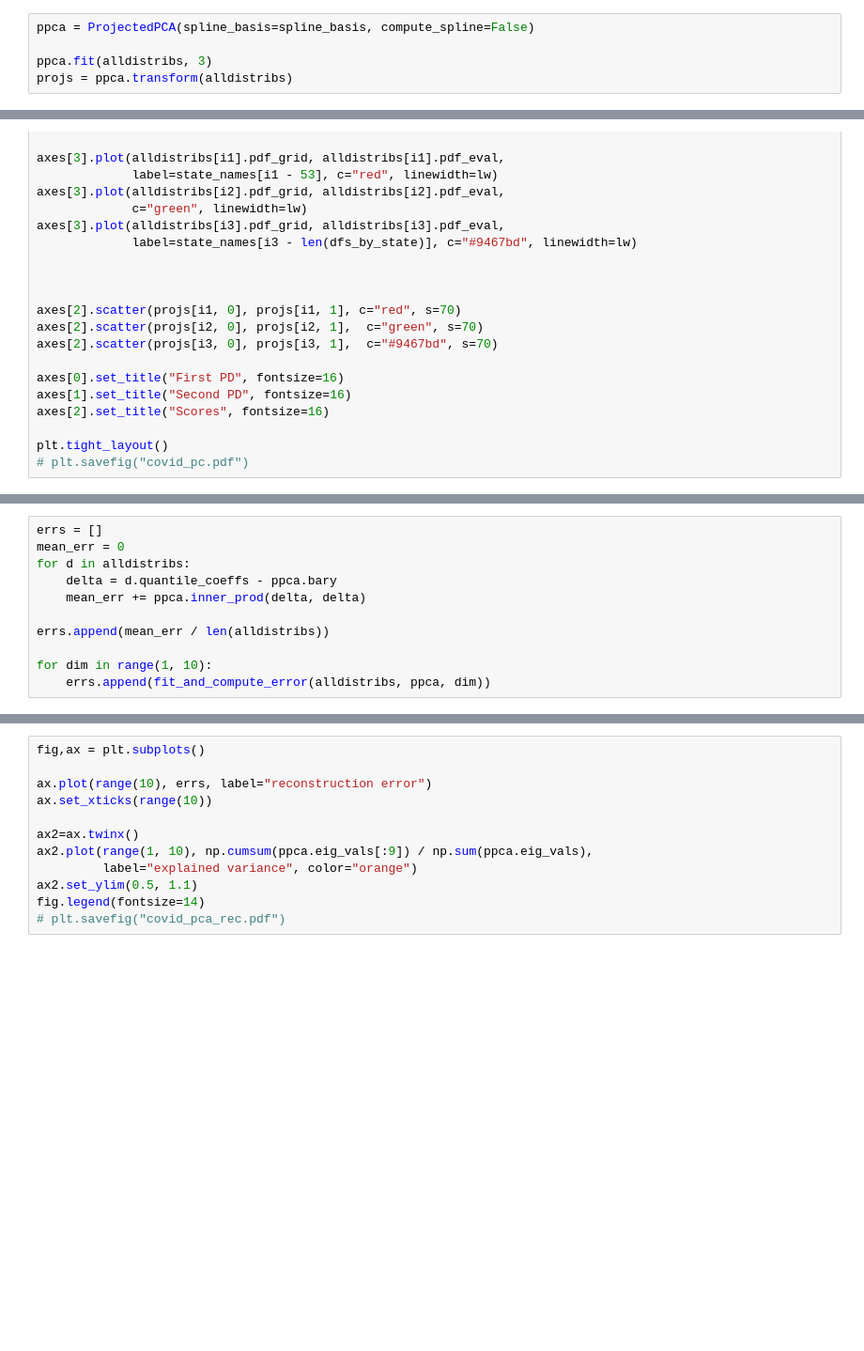
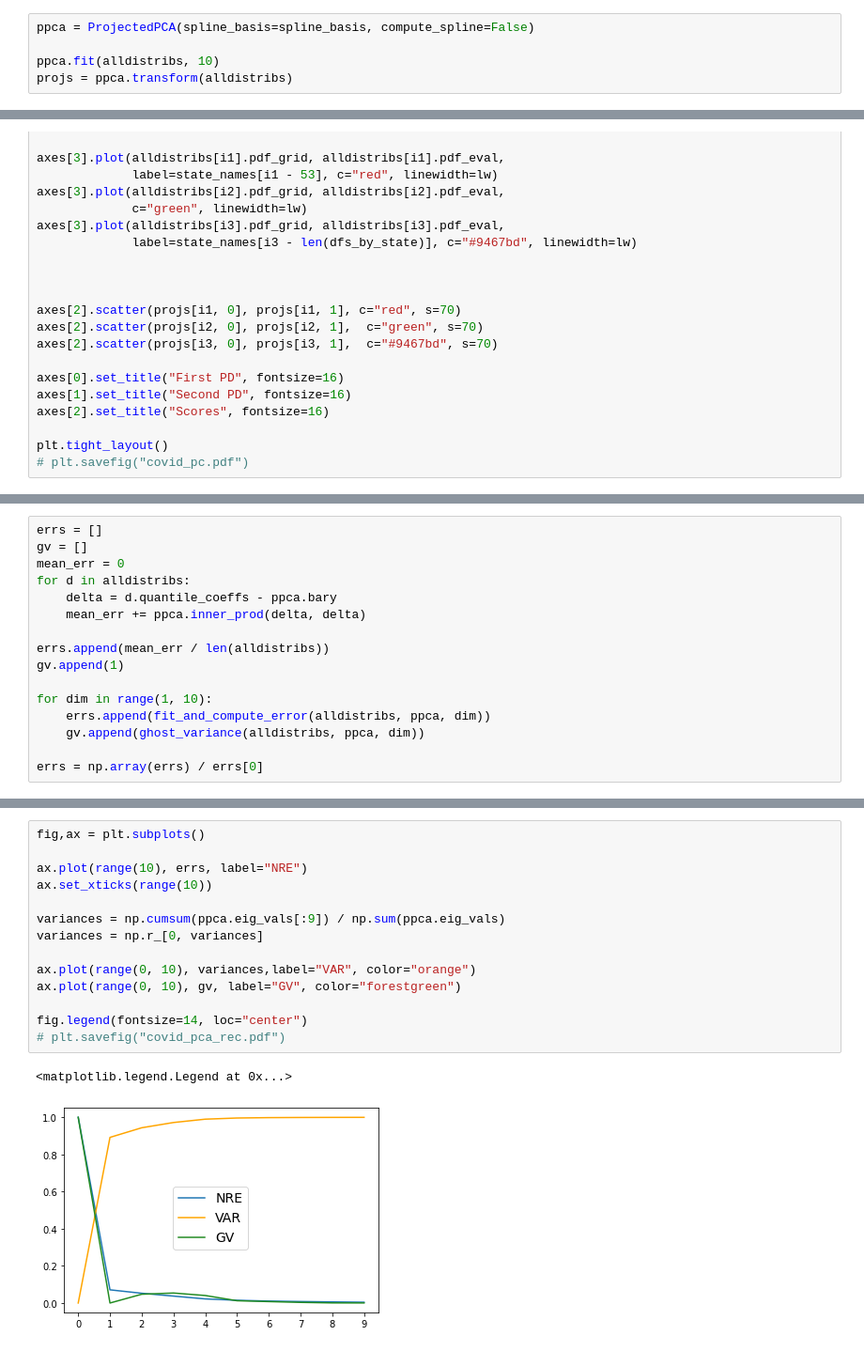
Before and after one commit to mberaha/ProjectedWasserstein, a Jupyter notebook: Covid Deaths.ipynb, the cells around one changed output, grey strips where cells are left out. Shown: that part at 94% size. Saved outputs shown, nothing was run; the diff lists cells and outputs as text; blank space fills up the shorter version.

```diff
--- a/Covid Deaths.ipynb
+++ b/Covid Deaths.ipynb
@@ -90,5 +104,5 @@ orig_distribs = orig_m + orig_f
 # %%
 ppca = ProjectedPCA(spline_basis=spline_basis, compute_spline=False)
 
-ppca.fit(alldistribs, 3)
+ppca.fit(alldistribs, 10)
 projs = ppca.transform(alldistribs)
@@ -212,11 +256,16 @@ def fit_and_compute_error(data, pca, dim):
 # %%
 errs = []
+gv = []
 mean_err = 0
 for d in alldistribs:
     delta = d.quantile_coeffs - ppca.bary
     mean_err += ppca.inner_prod(delta, delta)
 
 errs.append(mean_err / len(alldistribs))
+gv.append(1)
 
 for dim in range(1, 10):
     errs.append(fit_and_compute_error(alldistribs, ppca, dim))
+    gv.append(ghost_variance(alldistribs, ppca, dim))
+
+errs = np.array(errs) / errs[0]
@@ -223,12 +282,17 @@ for dim in range(1, 10):
 # %%
 fig,ax = plt.subplots()
 
-ax.plot(range(10), errs, label="reconstruction error")
+ax.plot(range(10), errs, label="NRE")
 ax.set_xticks(range(10))
 
-ax2=ax.twinx()
-ax2.plot(range(1, 10), np.cumsum(ppca.eig_vals[:9]) / np.sum(ppca.eig_vals),
-         label="explained variance", color="orange")
-ax2.set_ylim(0.5, 1.1)
-fig.legend(fontsize=14)
+variances = np.cumsum(ppca.eig_vals[:9]) / np.sum(ppca.eig_vals)
+variances = np.r_[0, variances]
+
+ax.plot(range(0, 10), variances,label="VAR", color="orange")
+ax.plot(range(0, 10), gv, label="GV", color="forestgreen")
+
+fig.legend(fontsize=14, loc="center")
 # plt.savefig("covid_pca_rec.pdf")
+# %% [output]
+<matplotlib.legend.Legend at 0x...>
+[figure, added]
```
Also changed, not shown: parts of 11 cells of this notebook, 3 other files.
